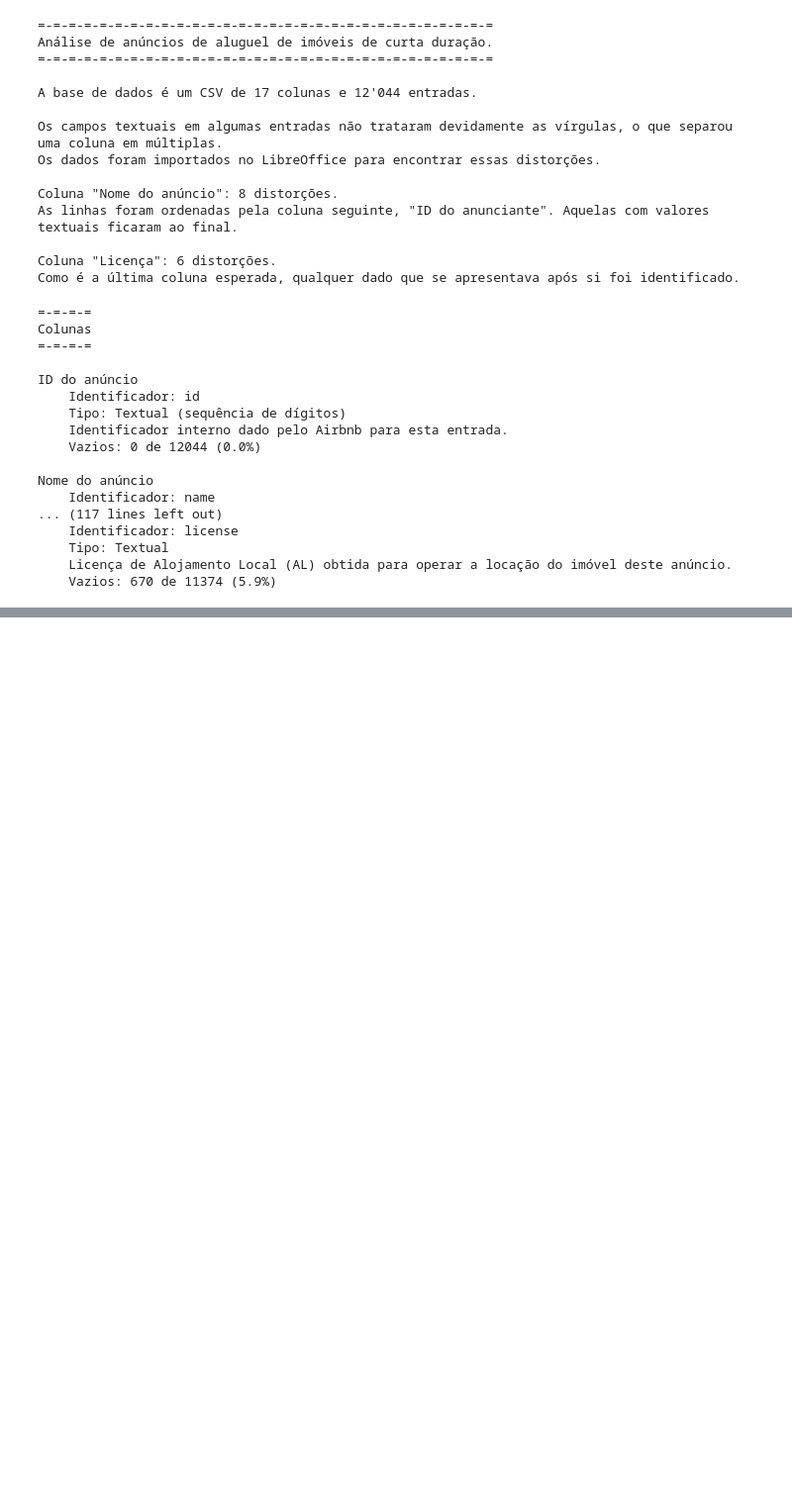
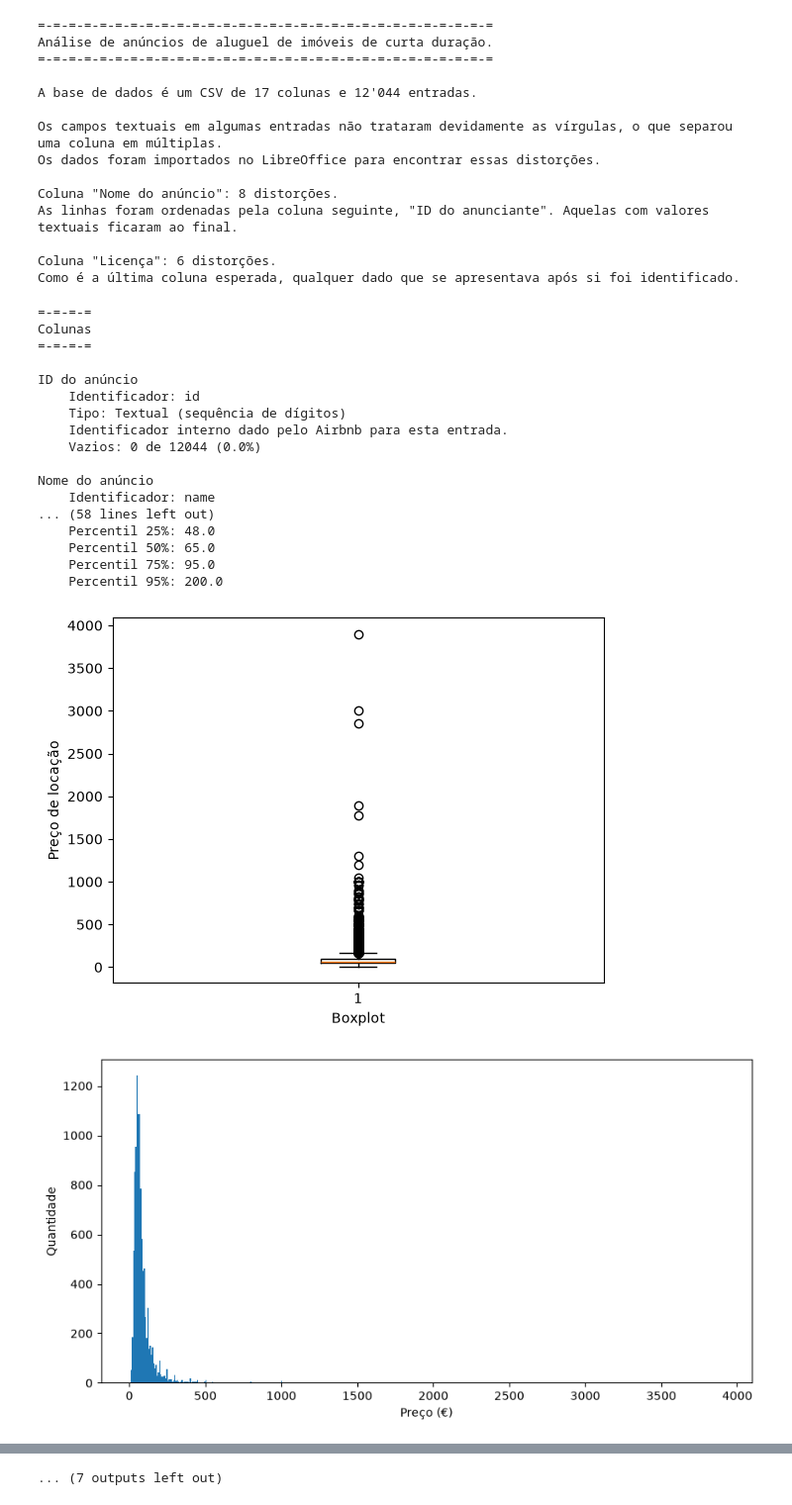
Before and after one commit to gabdumal/data_mining, a Jupyter notebook: assignment_2/main.ipynb, the cells around one changed output, grey strips where cells are left out. Shown at 99% size. Cells and saved outputs as stored; diff of their text form; code cells hidden in the pictures; blank space fills up the shorter version.

Commit message:
Create boxplots and histographs

```diff
--- a/assignment_2/main.ipynb
+++ b/assignment_2/main.ipynb
@@ -38,6 +38,7 @@ Como é a última coluna esperada, qualquer dado que se apresentava após si foi
 import textwrap
 from typing import Literal
 
+import matplotlib.pyplot as plt
 import pandas as pd
 
 indentation = "    "
@@ -65,7 +66,7 @@ def column_description(
     column_type: Literal["categorical", "numerical", "date", "other"] = "other",
 ):
 
-    print(name)
+    print(f"\033[1m{name}\033[0m")
 
     empty_amount = series.isnull().sum()
     total_amount = series.count()
@@ -87,8 +88,22 @@ def column_description(
 
     elif column_type == "numerical":
         print_numerical_range(series)
-        text = f"Média: {series.mean()}\nMediana: {series.median()}\nDesvio padrão: {series.std()}"
+        text = f"Média: {series.mean()}\nMediana: {series.median()}\nDesvio padrão: {series.std()}\nPercentil 05%: {series.quantile(0.05)}\nPercentil 25%: {series.quantile(0.25)}\nPercentil 50%: {series.quantile(0.5)}\nPercentil 75%: {series.quantile(0.75)}\nPercentil 95%: {series.quantile(0.95)}"
         print(textwrap.indent(text, indentation))
+        plt.boxplot(series.dropna())
+        plt.xlabel("Boxplot")
+        plt.ylabel(name)
+        plt.show()
+# %%
+def generate_histogram(series: pd.Series, label: str, bins: int = 500):
+    plt.figure(figsize=(10, 5))
+    plt.ylabel("Quantidade")
+    plt.xlabel(label)
+    plt.hist(
+        series.dropna(),
+        bins=bins,
+    )
+    plt.show()
 # %%
 dataset = pd.read_csv("data/1_Porto.csv")
 dataset["last_review"] = pd.to_datetime(
@@ -387,6 +402,7 @@ column_description(
     column_type="numerical",
 )
 print()
+generate_histogram(series=dataset.price, label="Preço (€)")
 
 column_description(
     name="Estadia mínima",
@@ -397,6 +413,8 @@ column_description(
 )
 # Um anúncio com estadia longa será mais barato?
 print()
+generate_histogram(series=dataset.minimum_nights, label="Estadia mínima (dias)")
+
 
 column_description(
     name="Quantidade de avaliações",
@@ -407,6 +425,8 @@ column_description(
 )
 # Um anúncio muito avaliado será mais barato?
 print()
+generate_histogram(series=dataset.number_of_reviews, label="Número de avaliações")
+
 
 column_description(
     name="Data da última avaliação",
@@ -427,6 +447,10 @@ column_description(
 )
 # Um anúncio com muitas avaliações será mais barato?
 print()
+generate_histogram(
+    series=dataset.reviews_per_month, label="Número de avaliações por mês"
+)
+
 
 column_description(
     name="Quantidade de anúncios do anunciante",
@@ -437,41 +461,51 @@ column_description(
 )
 # Um anunciante que publica muitos anúncios será mais barato?
 print()
+generate_histogram(
+    series=dataset.calculated_host_listings_count,
+    label="Número de anúncios do anunciante",
+    bins=300,
+)
 
 column_description(
     name="Quantidade de dias disponíveis",
     series=dataset.availability_365,
     type_description="Inteiro",
     description="Quantidade de dias nos próximos 365 dias em que este anúncio estará disponível para locação.",
     column_type="numerical",
 )
 # Um imóvel com disponibilidade alta será mais barato?
 print()
+generate_histogram(
+    series=dataset.availability_365, label="Disponibilidade (dias)", bins=365
+)
 
 column_description(
     name="Licença",
     series=dataset.license,
     type_description="Textual",
     description="Licença de Alojamento Local (AL) obtida para operar a locação do imóvel deste anúncio.",
     column_type="other",
 )
 # Um imóvel sem licença registrada ou isento de licença será mais barato?
 print()
 # %% [output]
 =-=-=-=
 Colunas
 =-=-=-=
 
 ID do anúncio
     Identificador: id
     Tipo: Textual (sequência de dígitos)
     Identificador interno dado pelo Airbnb para esta entrada.
     Vazios: 0 de 12044 (0.0%)
 
 Nome do anúncio
     Identificador: name
-... (117 lines left out)
-    Identificador: license
-    Tipo: Textual
-    Licença de Alojamento Local (AL) obtida para operar a locação do imóvel deste anúncio.
-    Vazios: 670 de 11374 (5.9%)
+... (58 lines left out)
+    Percentil 25%: 48.0
+    Percentil 50%: 65.0
+    Percentil 75%: 95.0
+    Percentil 95%: 200.0
+[figure, added]
+[figure, added]
@@ -477,0 +564 @@ Nome do anúncio
+... (7 outputs left out)
```
Also changed, not shown: parts of 1 cell of this notebook, 1 other file.
